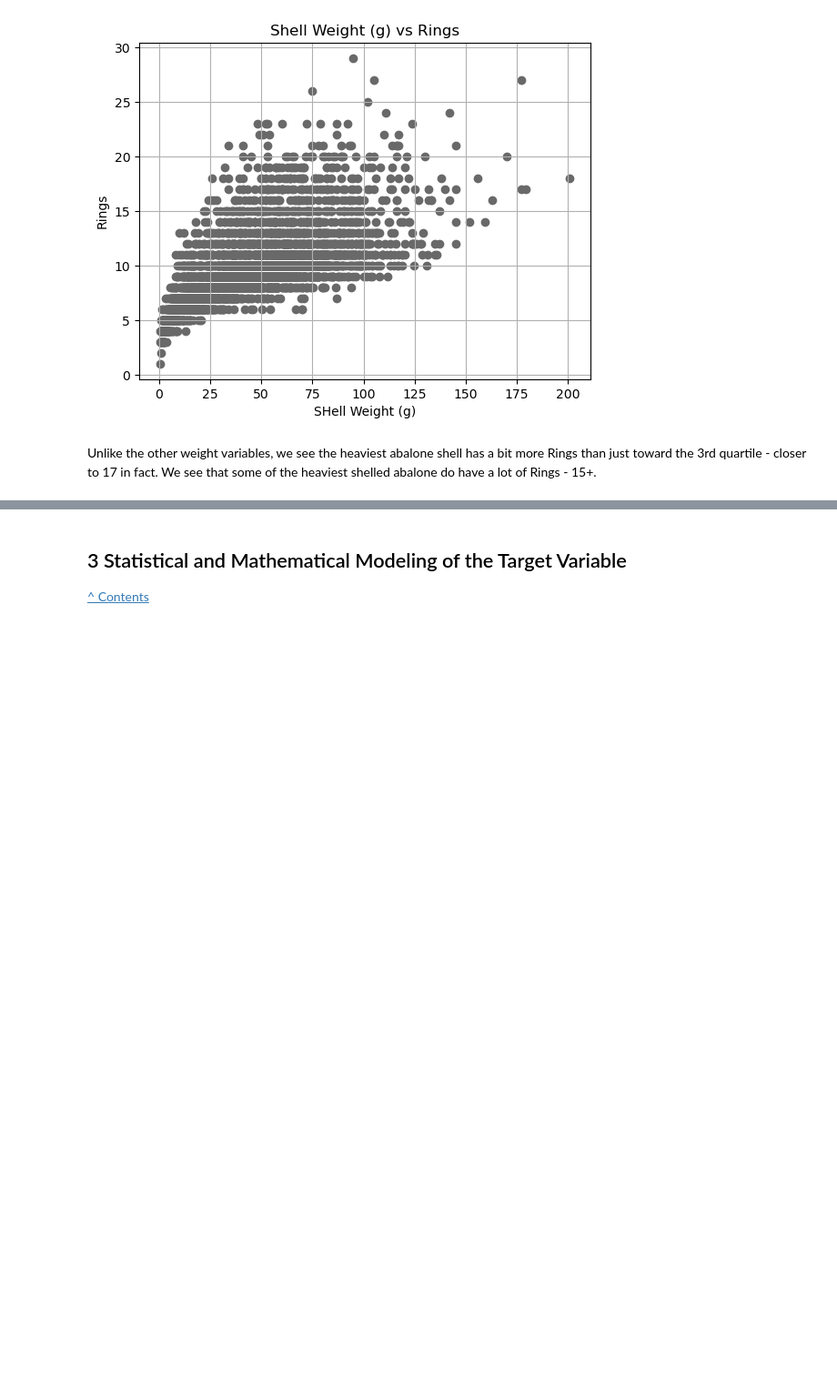
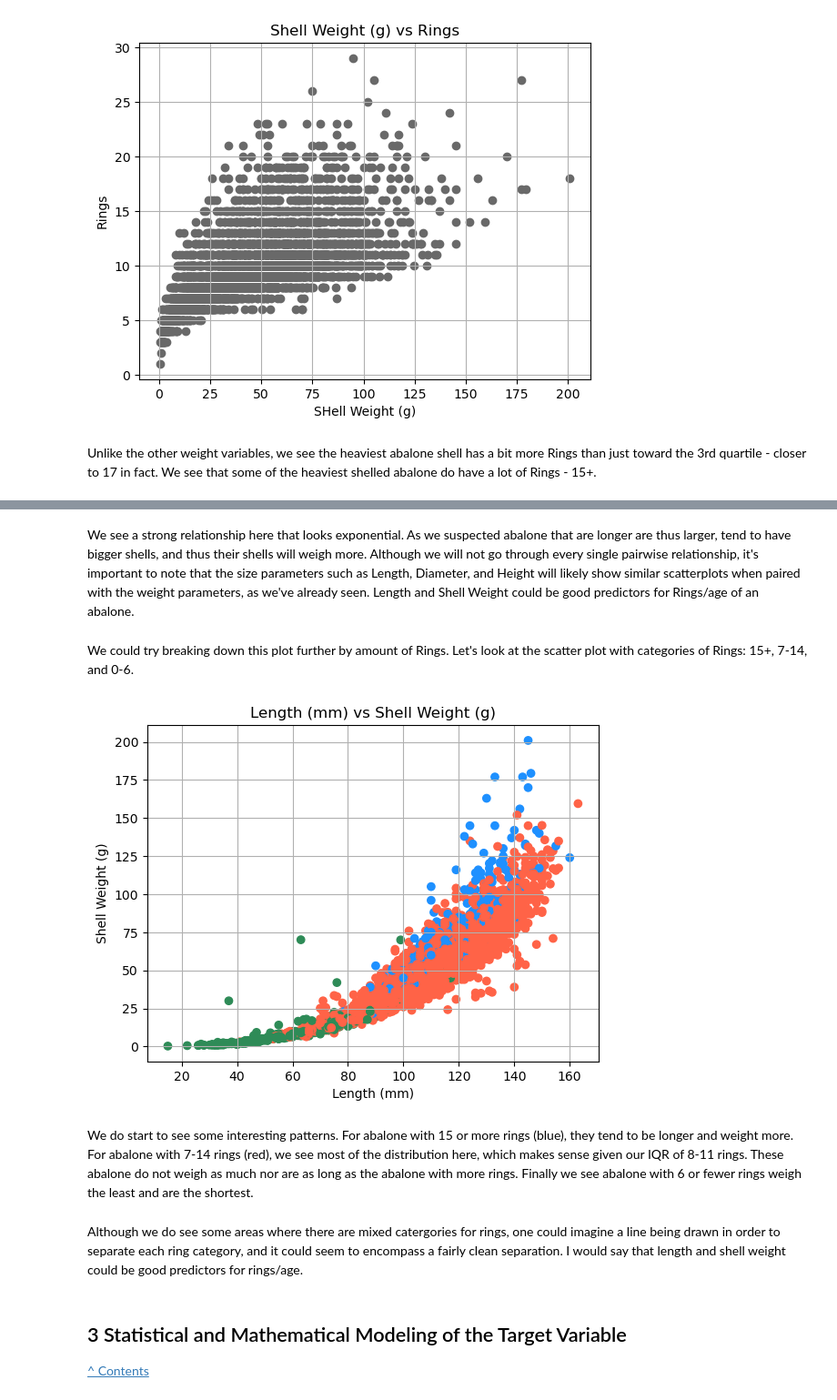
Before and after one commit to ansaridan/jhu-data-engineering-team-5, a Jupyter notebook: Problem_Set_3/Jhirsc21.ipynb, the cells around one changed output, grey strips where cells are left out. Shown at 91% size. Cells and saved outputs as stored; diff of their text form; code cells hidden in the pictures; blank space fills up the shorter version.

```diff
--- a/Problem_Set_3/Jhirsc21.ipynb
+++ b/Problem_Set_3/Jhirsc21.ipynb
@@ -883,3 +938,26 @@ Unlike the other weight variables, we see the heaviest abalone shell has a bit m
+# %% [markdown]
+We see a strong relationship here that looks exponential. As we suspected abalone that are longer are thus larger, tend to have bigger shells, and thus their shells will weigh more. Although we will not go through every single pairwise relationship, it's important to note that the size parameters such as Length, Diameter, and Height will likely show similar scatterplots when paired with the weight parameters, as we've already seen. Length and Shell Weight could be good predictors for Rings/age of an abalone.
+# %% [markdown]
+We could try breaking down this plot further by amount of Rings. Let's look at the scatter plot with categories of Rings: 15+, 7-14, and 0-6.
+# %%
+colors = df['Rings'].apply(lambda x: "DodgerBlue" if x >= 15  else ("Tomato" if x >= 7 else 'Seagreen'))
+
+plt.scatter(df['Length (mm)'], df['Shell Weight (g)'], color=colors)
+plt.title('Length (mm) vs Shell Weight (g)')
+plt.xlabel('Length (mm)')
+plt.ylabel('Shell Weight (g)')
+
+plt.grid(axis='x')
+plt.grid(axis='y')
+
+plt.show()
+plt.close()
+# %% [output]
+[figure, added]
+# %% [markdown]
+We do start to see some interesting patterns. For abalone with 15 or more rings (blue), they tend to be longer and weight more. For abalone with 7-14 rings (red), we see most of the distribution here, which makes sense given our IQR of 8-11 rings. These abalone do not weigh as much nor are as long as the abalone with more rings. Finally we see abalone with 6 or fewer rings weigh the least and are the shortest.
+# %% [markdown]
+Although we do see some areas where there are mixed catergories for rings, one could imagine a line being drawn in order to separate each ring category, and it could seem to encompass a fairly clean separation. I would say that length and shell weight could be good predictors for rings/age.
 # %% [markdown]
 ## 3 <a id="step3">Statistical and Mathematical Modeling of the Target Variable</a>
 <a href="#contents">^ Contents</a>
```
Also changed, not shown: parts of 24 cells of this notebook.
